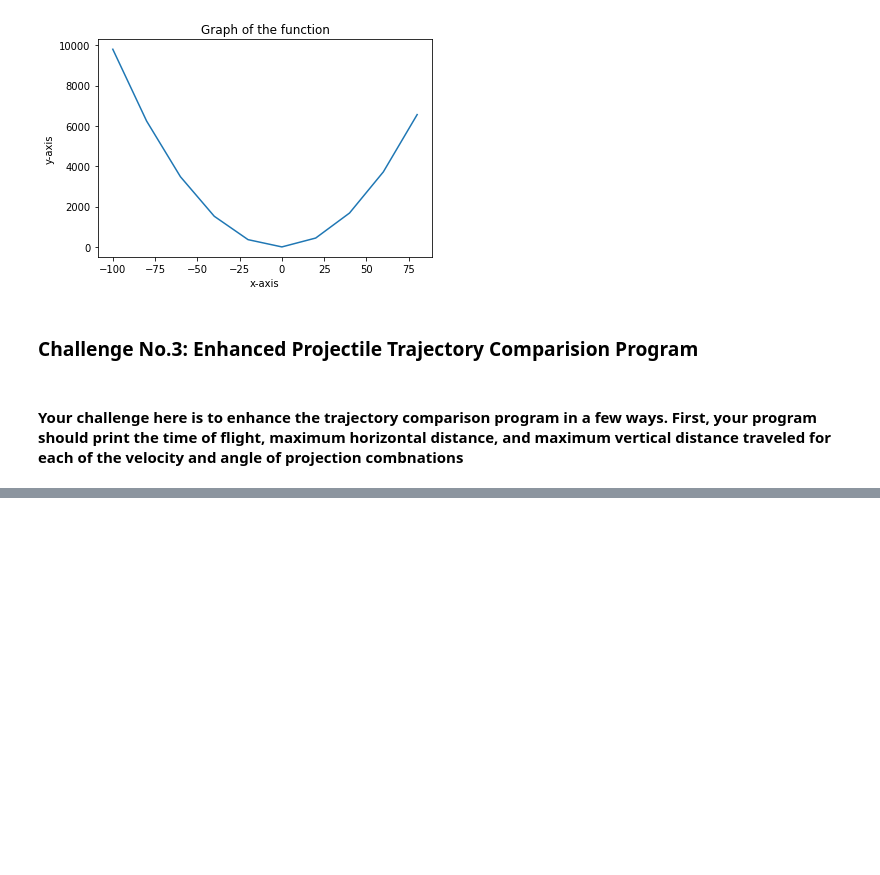
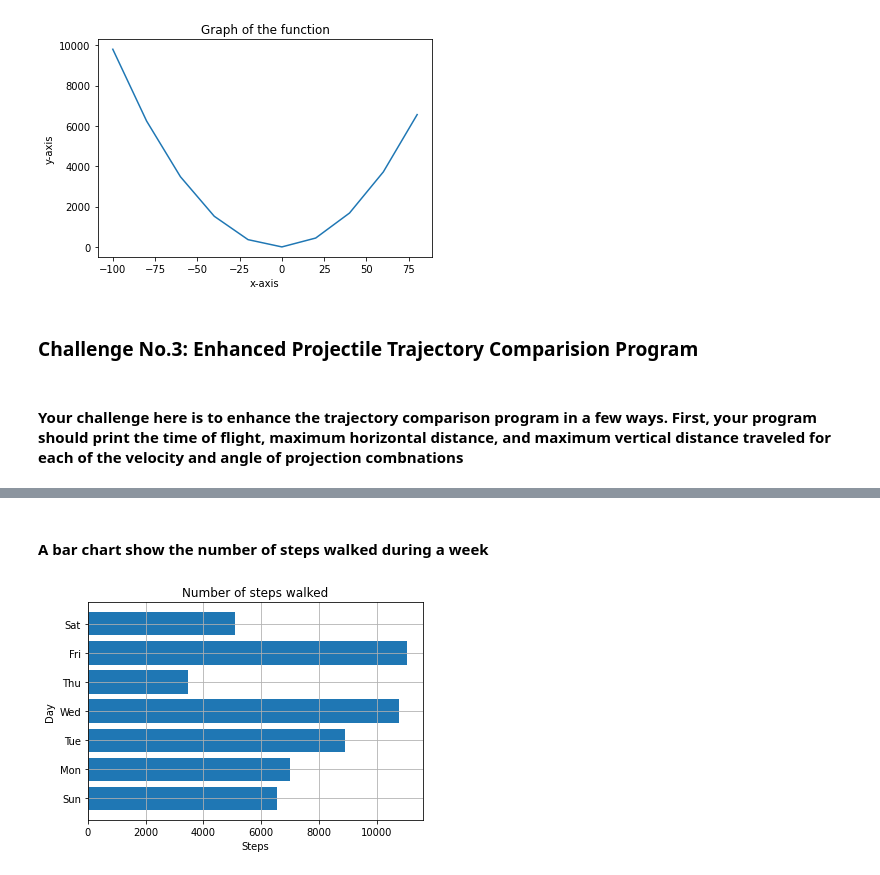
Before and after one commit to YolbarsZiya1997/Math_journey, a Jupyter notebook: learn_python_using_math/chapter_2_challenges.ipynb, the cells around one changed output, grey strips where cells are left out. Saved outputs shown, nothing was run; the diff lists cells and outputs as text; code cells hidden in the pictures; blank space fills up the shorter version.

```diff
--- a/learn_python_using_math/chapter_2_challenges.ipynb
+++ b/learn_python_using_math/chapter_2_challenges.ipynb
@@ -132,0 +142,31 @@ T: 6.493837786407068 S_x: 206.6326530612245 S_y: -19.838358111911475
+# %% [markdown]
+#### A bar chart show the number of steps walked during a week
+# %%
+"""
+Example of drawing a horizontal bar chart
+"""
+import matplotlib.pyplot as plt
+def create_bar_chart(data, labels):
+    # Number of bars
+    num_bars = len(data)
+    # This list is the point on the y-axis where each
+    # Bar is centered. Here it will be [1, 2, 3...]
+    positions = range(1, num_bars + 1)
+    plt.barh(positions, data, align='center')
+    # Set the label of each bar
+    plt.yticks(positions, labels)
+    plt.xlabel('Steps')
+    plt.ylabel('Day')
+    plt.title('Number of steps walked')
+    # Turns on the grid which may assist in visual estimation
+    plt.grid()
+    plt.show()
+
+if __name__ == '__main__':
+    # Number of steps I walked during the past week
+    steps = [6534, 7000, 8900, 10786, 3467, 11045, 5095]
+    # Corresponding days
+    labels = ['Sun', 'Mon', 'Tue', 'Wed', 'Thu', 'Fri', 'Sat']
+    create_bar_chart(steps, labels)
+# %% [output]
+[figure, added]
```
Also changed, not shown: parts of 4 cells of this notebook, 1 other file.
